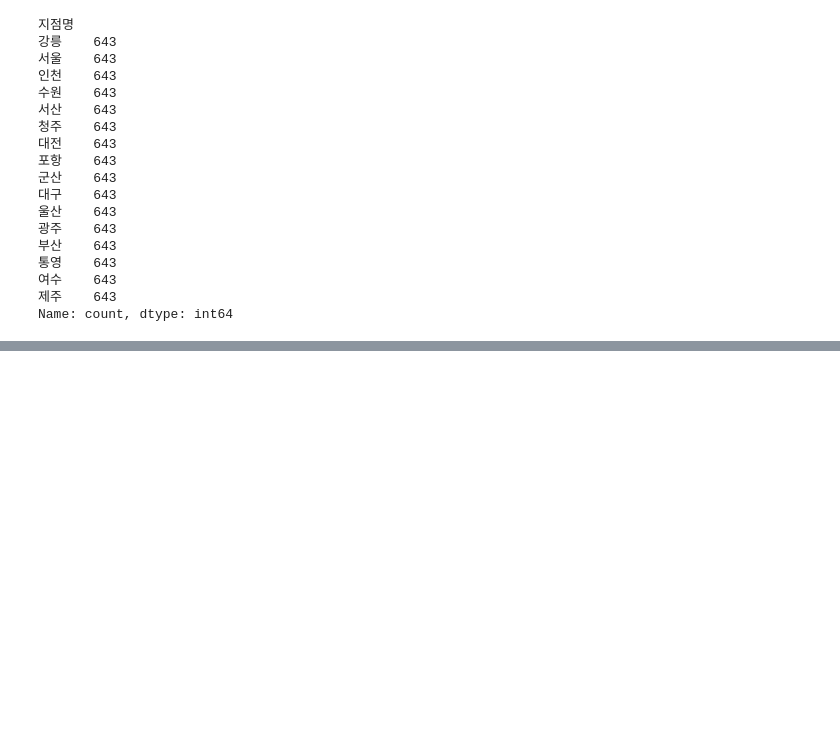
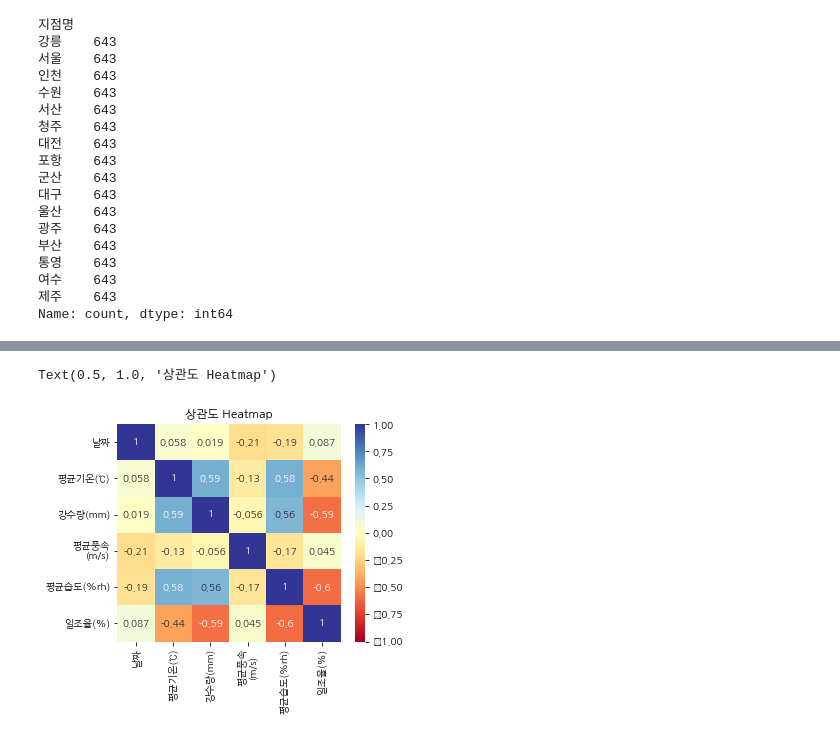
Before and after one commit to jmlee99/GBIF, a Jupyter notebook: GBIF_processing.ipynb, the cells around one changed output, grey strips where cells are left out. Drawn from its saved outputs; the diff is of its cells as text; code cells hidden in the pictures; blank space fills up the shorter version.

```diff
--- a/GBIF_processing.ipynb
+++ b/GBIF_processing.ipynb
@@ -110,0 +173,21 @@ sns.relplot(data = df1, x = '일시', y = '평균기온(℃)', kind = 'line', co
+# %%
+# 각 col별 평균기온과 상관관계 비교 (일시, 강수량, 평균풍속, 평균습도, 일조율)
+df3 = df1.iloc[:, 1:-1]
+# %%
+# (일시, 강수량, 평균풍속, 평균습도, 일조율) 빼고 다 drop
+df3.drop(['평균최고\n기온(℃)', '평균최저\n기온(℃)', '최대풍속\n(m/s)', '최저습도(%rh)', '일조합(hr)'], axis = 1, inplace = True)
+# %%
+# 일시를 float화 진행
+def change_day(df):
+    return float(df.replace('-', '.'))
+
+df3['날짜'] = df3['일시'].apply(change_day)
+# %%
+fig, axe = plt.subplots(figsize=(5,4))
+axe = sns.heatmap(df3[['날짜', '평균기온(℃)', '강수량(mm)', '평균풍속\n(m/s)', '평균습도(%rh)', '일조율(%)']].corr(), cmap='RdYlBu', annot=True, vmin=-1, vmax=1)
+axe.set_title('상관도 Heatmap')
+
+# 그렇게 큰 상관도를 보여주지는 않는다.
+# %% [output]
+Text(0.5, 1.0, '상관도 Heatmap')
+[figure, added]
```
Also changed, not shown: parts of 15 cells of this notebook.
